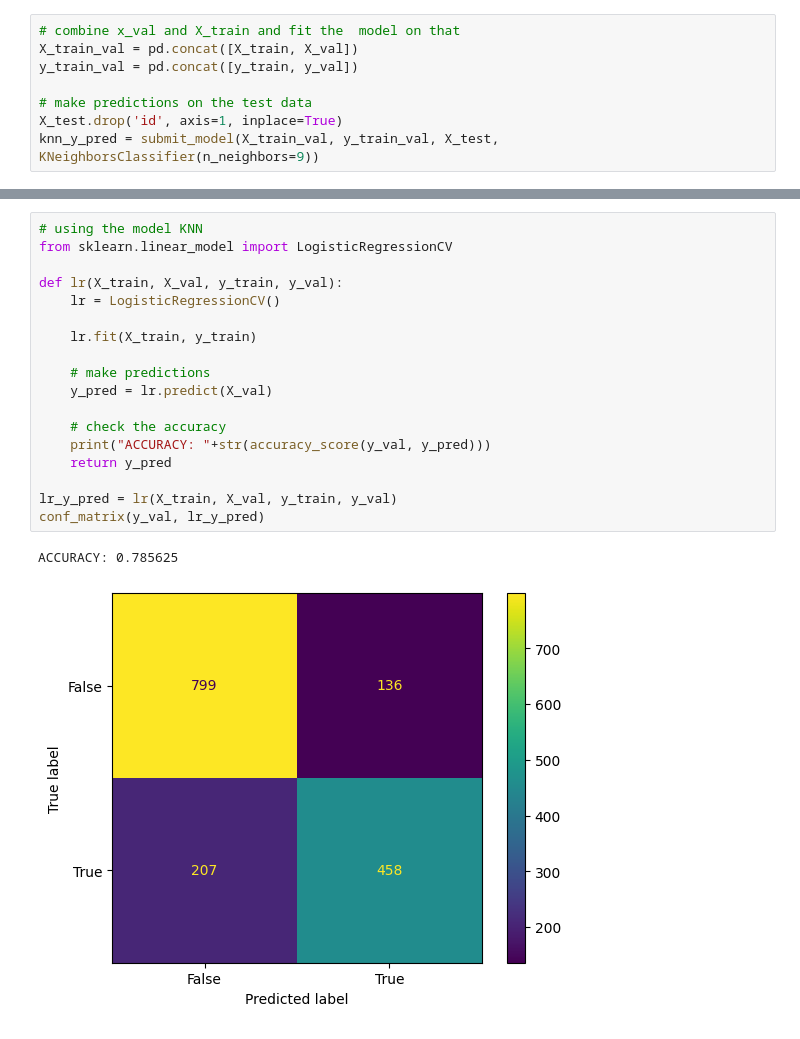
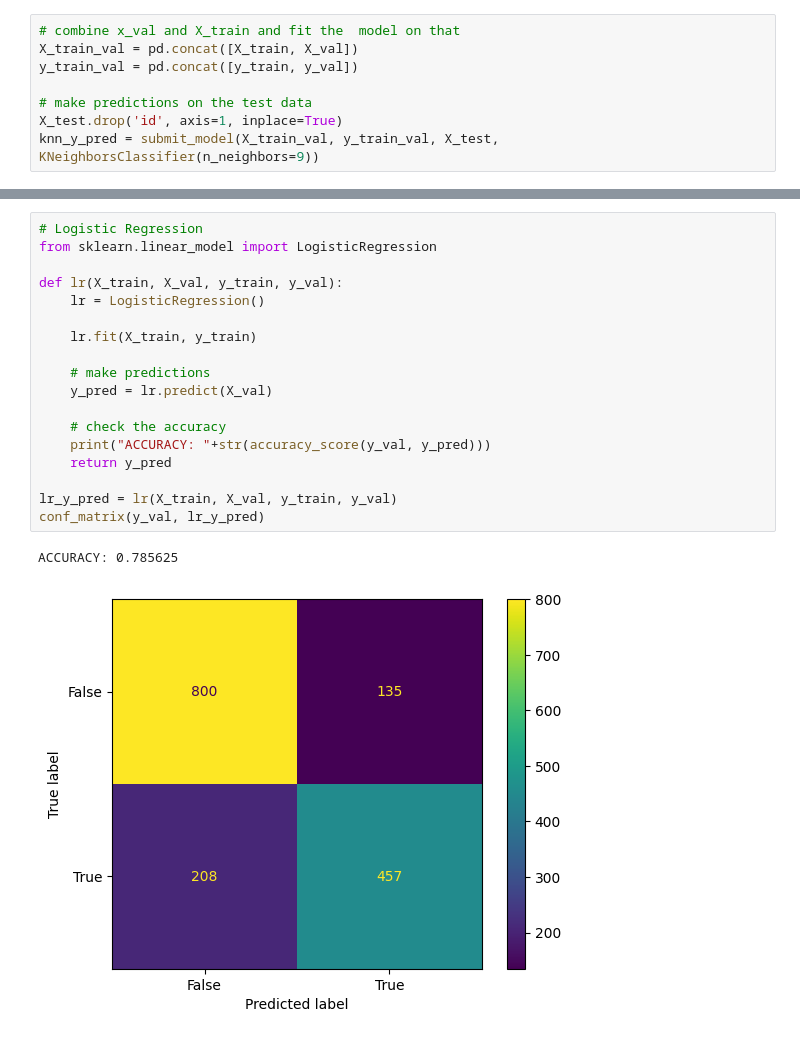
Before and after one commit to chasewes/DataSlayers, a Jupyter notebook: kaggle_competition.ipynb, the cells around one changed output, grey strips where cells are left out. Saved outputs shown, nothing was run; the diff lists cells and outputs as text.

```diff
--- a/kaggle_competition.ipynb
+++ b/kaggle_competition.ipynb
@@ -252,22 +238,22 @@ ACCURACY: 0.839375
 # %%
-# using the model KNN
-from sklearn.linear_model import LogisticRegressionCV
+# Logistic Regression
+from sklearn.linear_model import LogisticRegression
 
 def lr(X_train, X_val, y_train, y_val):
-    lr = LogisticRegressionCV()
+    lr = LogisticRegression()
 
     lr.fit(X_train, y_train)
 
     # make predictions
     y_pred = lr.predict(X_val)
 
     # check the accuracy
     print("ACCURACY: "+str(accuracy_score(y_val, y_pred)))
     return y_pred
 
 lr_y_pred = lr(X_train, X_val, y_train, y_val)
 conf_matrix(y_val, lr_y_pred)
 # %% [output]
 ACCURACY: 0.785625
-[figure, old version]
+[figure, new version]
 # %%
```
Also changed, not shown: parts of 12 cells of this notebook.
